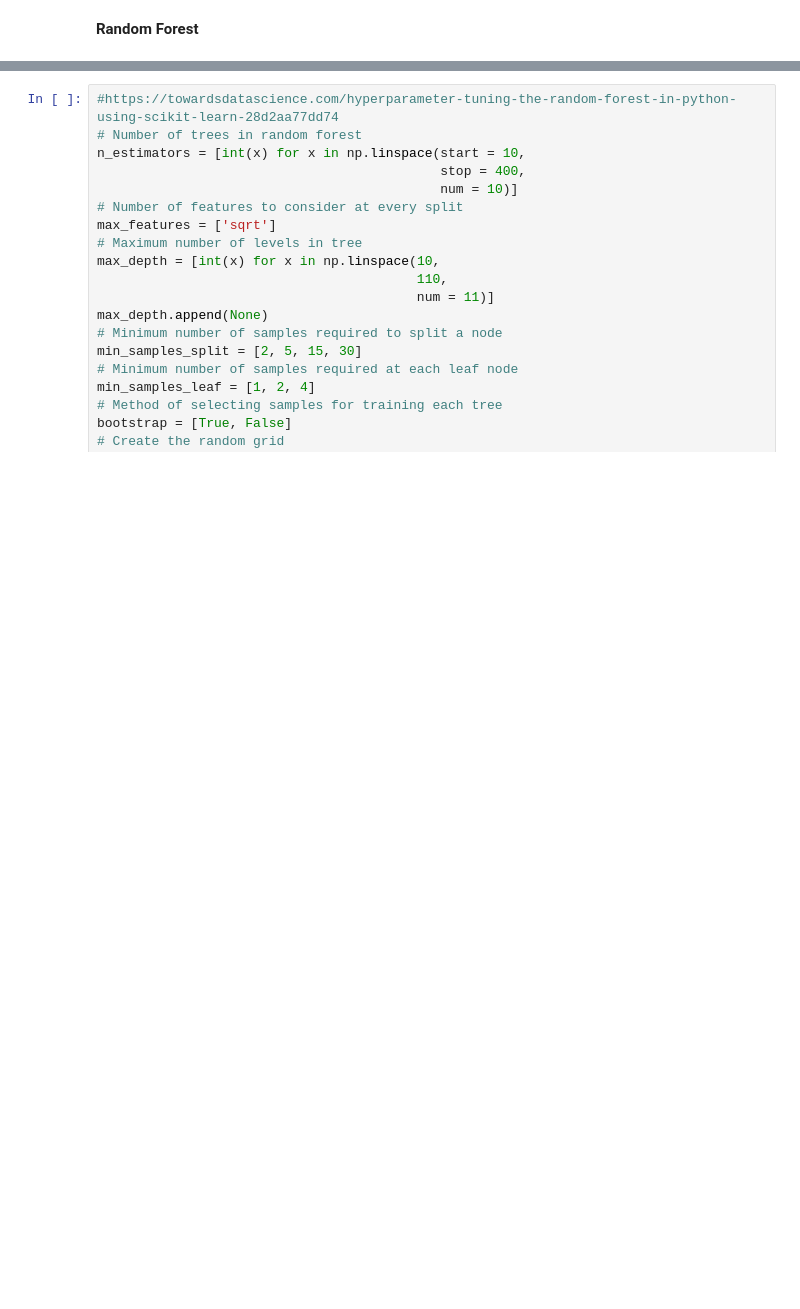
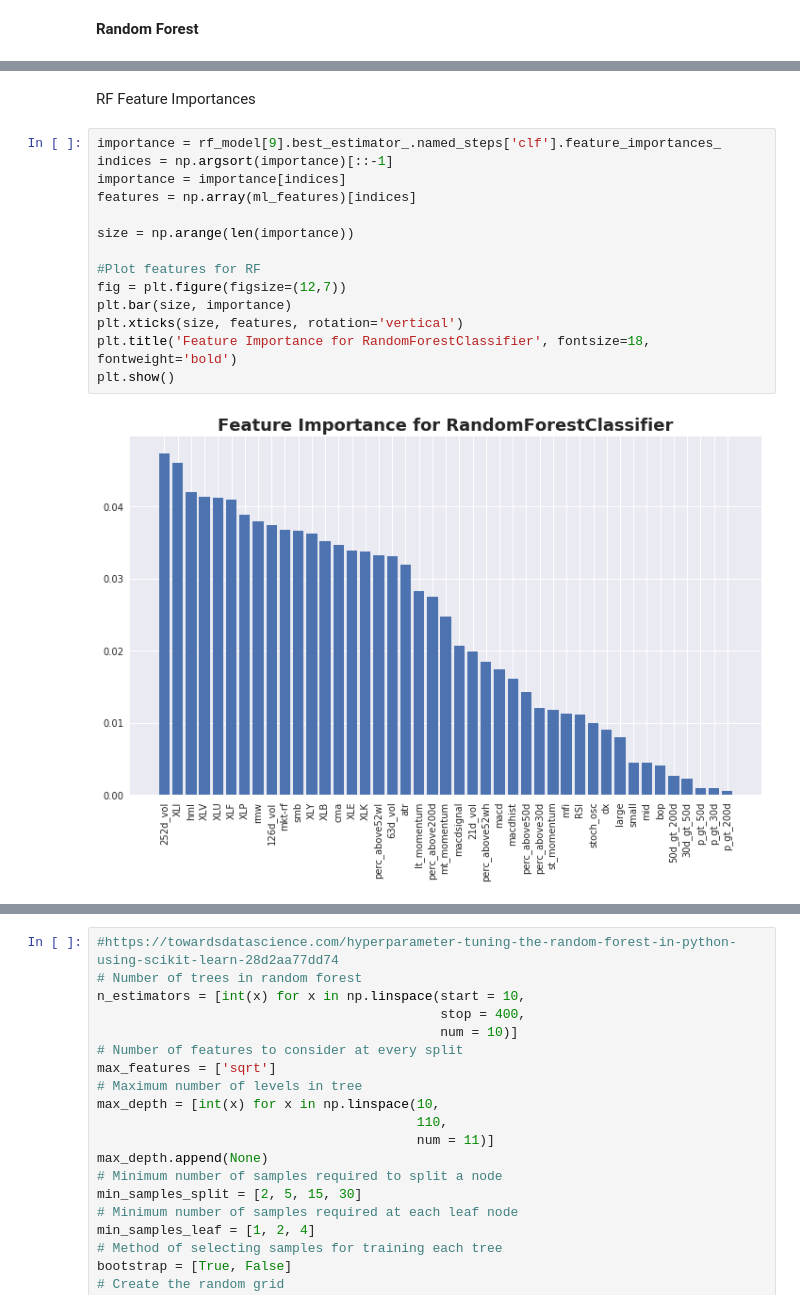
Before and after one commit to jimportico/ml_engineer_nanodegree, a Jupyter notebook: advanced_ml/final_capstone/Capstone Data Acquisition.ipynb, the cells around one changed output, grey strips where cells are left out. Drawn from its saved outputs; the diff is of its cells as text; blank space fills up the shorter version.

```diff
--- a/advanced_ml/final_capstone/Capstone Data Acquisition.ipynb
+++ b/advanced_ml/final_capstone/Capstone Data Acquisition.ipynb
@@ -1518,0 +1650,18 @@ print(lr_test_scores)
+# %% [markdown]
+RF Feature Importances
+# %%
+importance = rf_model[9].best_estimator_.named_steps['clf'].feature_importances_
+indices = np.argsort(importance)[::-1]
+importance = importance[indices]
+features = np.array(ml_features)[indices]
+
+size = np.arange(len(importance))
+
+#Plot features for RF
+fig = plt.figure(figsize=(12,7))
+plt.bar(size, importance)
+plt.xticks(size, features, rotation='vertical')
+plt.title('Feature Importance for RandomForestClassifier', fontsize=18, fontweight='bold')
+plt.show()
+# %% [output]
+[figure, added]
```
Also changed, not shown: parts of 62 cells of this notebook, 1 other file.
